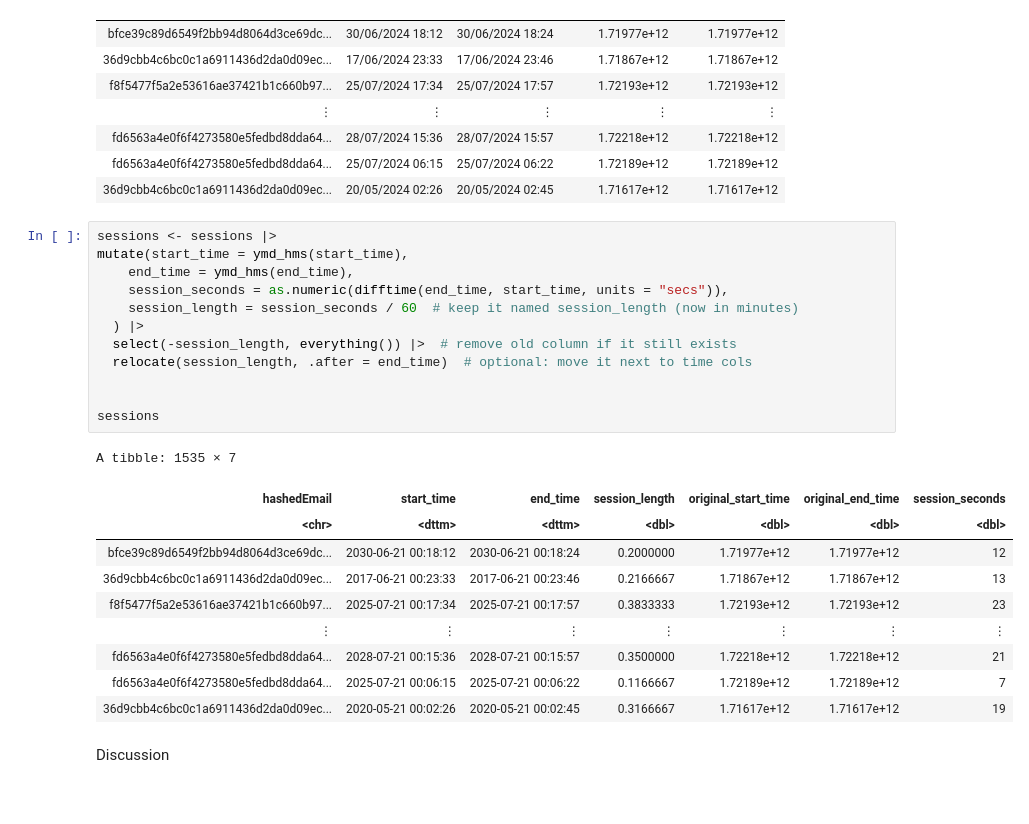
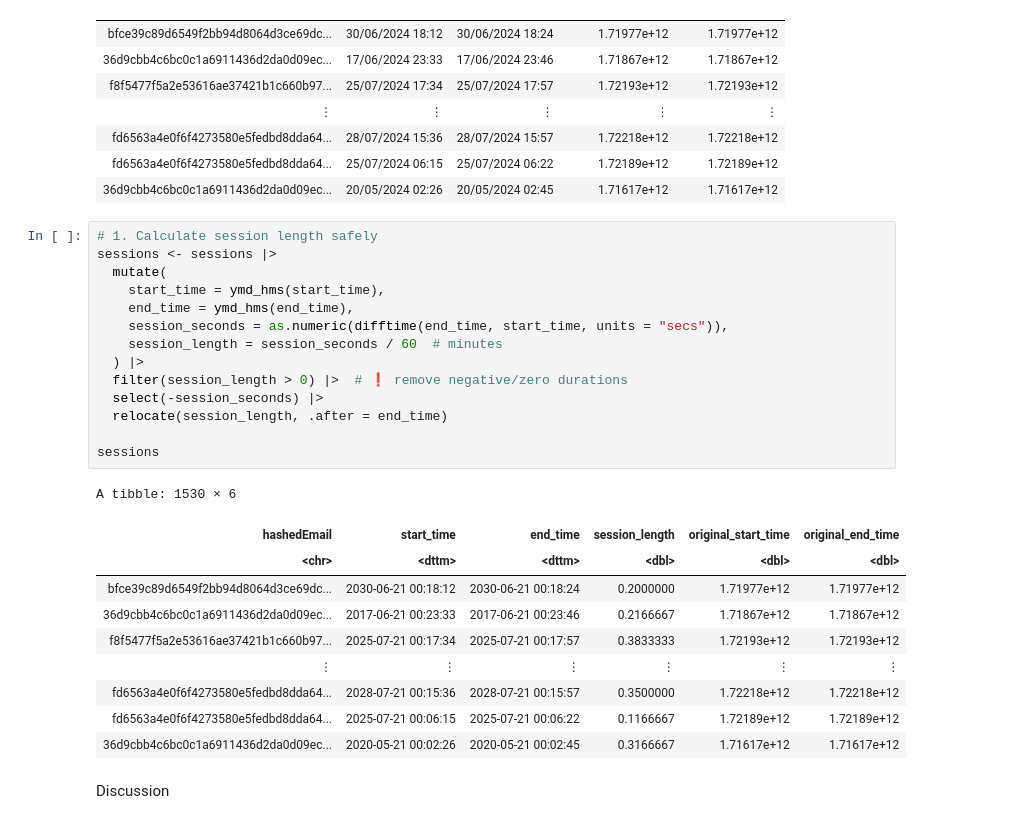
Before and after one commit to Zohranikjo/Game-Related-Newsletter-Subscription-Prediction-, a Jupyter notebook: subscription_modeling.ipynb, the cells around one changed output. Cells and saved outputs as stored; diff of their text form.

```diff
--- a/subscription_modeling.ipynb
+++ b/subscription_modeling.ipynb
@@ -86,28 +80,30 @@ A spec_tbl_df: 1535 × 5
 | fd6563a4e0f6f4273580e5fedbd8dda64... | 25/07/2024 06:15 | 25/07/2024 06:22 | 1.72189e+12 | 1.72189e+12 |
 | 36d9cbb4c6bc0c1a6911436d2da0d09ec... | 20/05/2024 02:26 | 20/05/2024 02:45 | 1.71617e+12 | 1.71617e+12 |
 # %%
+# 1. Calculate session length safely
 sessions <- sessions |>
-mutate(start_time = ymd_hms(start_time),
+  mutate(
+    start_time = ymd_hms(start_time),
     end_time = ymd_hms(end_time),
     session_seconds = as.numeric(difftime(end_time, start_time, units = "secs")),
-    session_length = session_seconds / 60  # keep it named session_length (now in minutes)
+    session_length = session_seconds / 60  # minutes
   ) |>
-  select(-session_length, everything()) |>  # remove old column if it still exists
-  relocate(session_length, .after = end_time)  # optional: move it next to time cols
-
+  filter(session_length > 0) |>  # ❗ remove negative/zero durations
+  select(-session_seconds) |>
+  relocate(session_length, .after = end_time)
 
 sessions
 # %% [output]
-A tibble: 1535 × 7
+A tibble: 1530 × 6
-| hashedEmail | start_time | end_time | session_length | original_start_time | original_end_time | session_seconds |
-| <chr> | <dttm> | <dttm> | <dbl> | <dbl> | <dbl> | <dbl> |
-| bfce39c89d6549f2bb94d8064d3ce69dc... | 2030-06-21 00:18:12 | 2030-06-21 00:18:24 | 0.2000000 | 1.71977e+12 | 1.71977e+12 | 12 |
-| 36d9cbb4c6bc0c1a6911436d2da0d09ec... | 2017-06-21 00:23:33 | 2017-06-21 00:23:46 | 0.2166667 | 1.71867e+12 | 1.71867e+12 | 13 |
-| f8f5477f5a2e53616ae37421b1c660b97... | 2025-07-21 00:17:34 | 2025-07-21 00:17:57 | 0.3833333 | 1.72193e+12 | 1.72193e+12 | 23 |
-| ⋮ | ⋮ | ⋮ | ⋮ | ⋮ | ⋮ | ⋮ |
-| fd6563a4e0f6f4273580e5fedbd8dda64... | 2028-07-21 00:15:36 | 2028-07-21 00:15:57 | 0.3500000 | 1.72218e+12 | 1.72218e+12 | 21 |
-| fd6563a4e0f6f4273580e5fedbd8dda64... | 2025-07-21 00:06:15 | 2025-07-21 00:06:22 | 0.1166667 | 1.72189e+12 | 1.72189e+12 | 7 |
-| 36d9cbb4c6bc0c1a6911436d2da0d09ec... | 2020-05-21 00:02:26 | 2020-05-21 00:02:45 | 0.3166667 | 1.71617e+12 | 1.71617e+12 | 19 |
+| hashedEmail | start_time | end_time | session_length | original_start_time | original_end_time |
+| <chr> | <dttm> | <dttm> | <dbl> | <dbl> | <dbl> |
+| bfce39c89d6549f2bb94d8064d3ce69dc... | 2030-06-21 00:18:12 | 2030-06-21 00:18:24 | 0.2000000 | 1.71977e+12 | 1.71977e+12 |
+| 36d9cbb4c6bc0c1a6911436d2da0d09ec... | 2017-06-21 00:23:33 | 2017-06-21 00:23:46 | 0.2166667 | 1.71867e+12 | 1.71867e+12 |
+| f8f5477f5a2e53616ae37421b1c660b97... | 2025-07-21 00:17:34 | 2025-07-21 00:17:57 | 0.3833333 | 1.72193e+12 | 1.72193e+12 |
+| ⋮ | ⋮ | ⋮ | ⋮ | ⋮ | ⋮ |
+| fd6563a4e0f6f4273580e5fedbd8dda64... | 2028-07-21 00:15:36 | 2028-07-21 00:15:57 | 0.3500000 | 1.72218e+12 | 1.72218e+12 |
+| fd6563a4e0f6f4273580e5fedbd8dda64... | 2025-07-21 00:06:15 | 2025-07-21 00:06:22 | 0.1166667 | 1.72189e+12 | 1.72189e+12 |
+| 36d9cbb4c6bc0c1a6911436d2da0d09ec... | 2020-05-21 00:02:26 | 2020-05-21 00:02:45 | 0.3166667 | 1.71617e+12 | 1.71617e+12 |
 # %% [markdown]
 Discussion
 # %%
```
Also changed, not shown: parts of 21 cells of this notebook.
